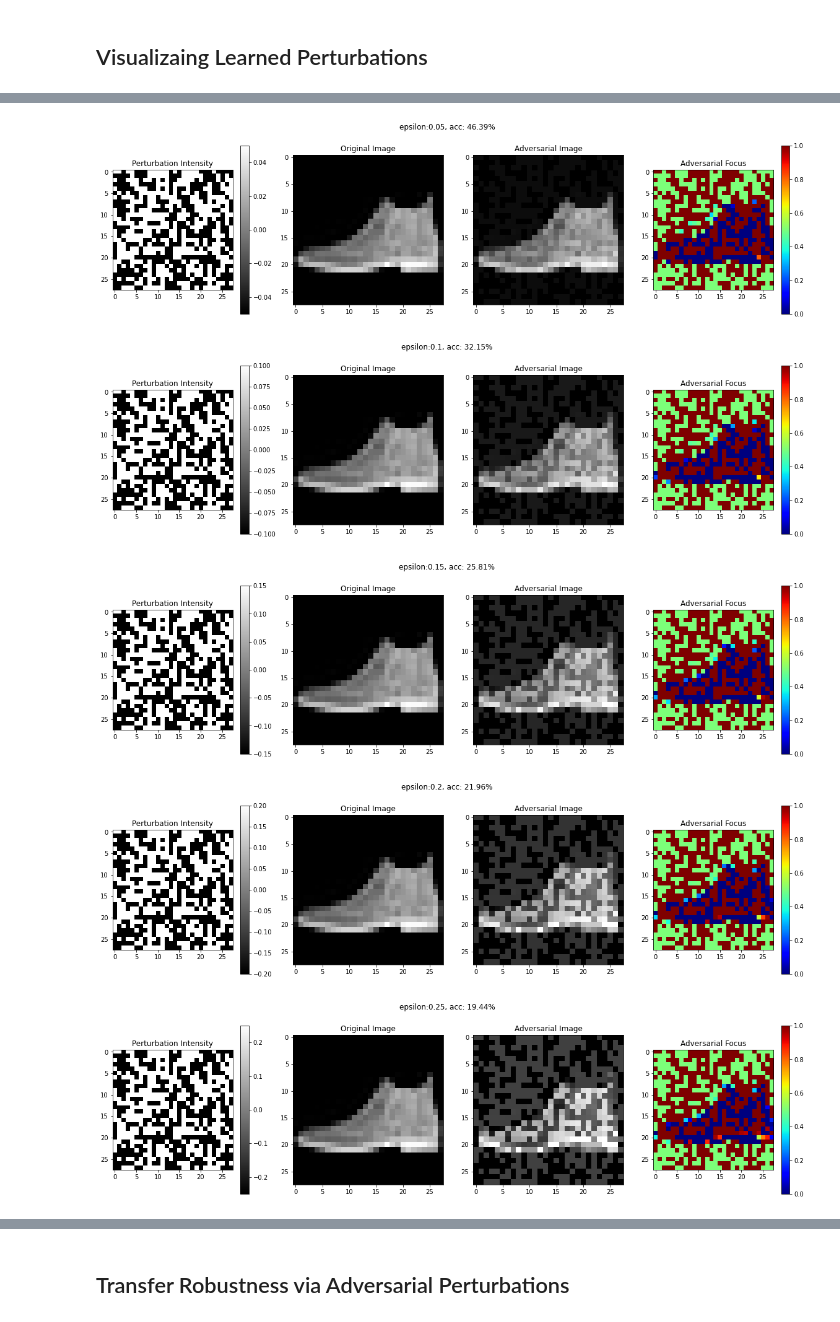
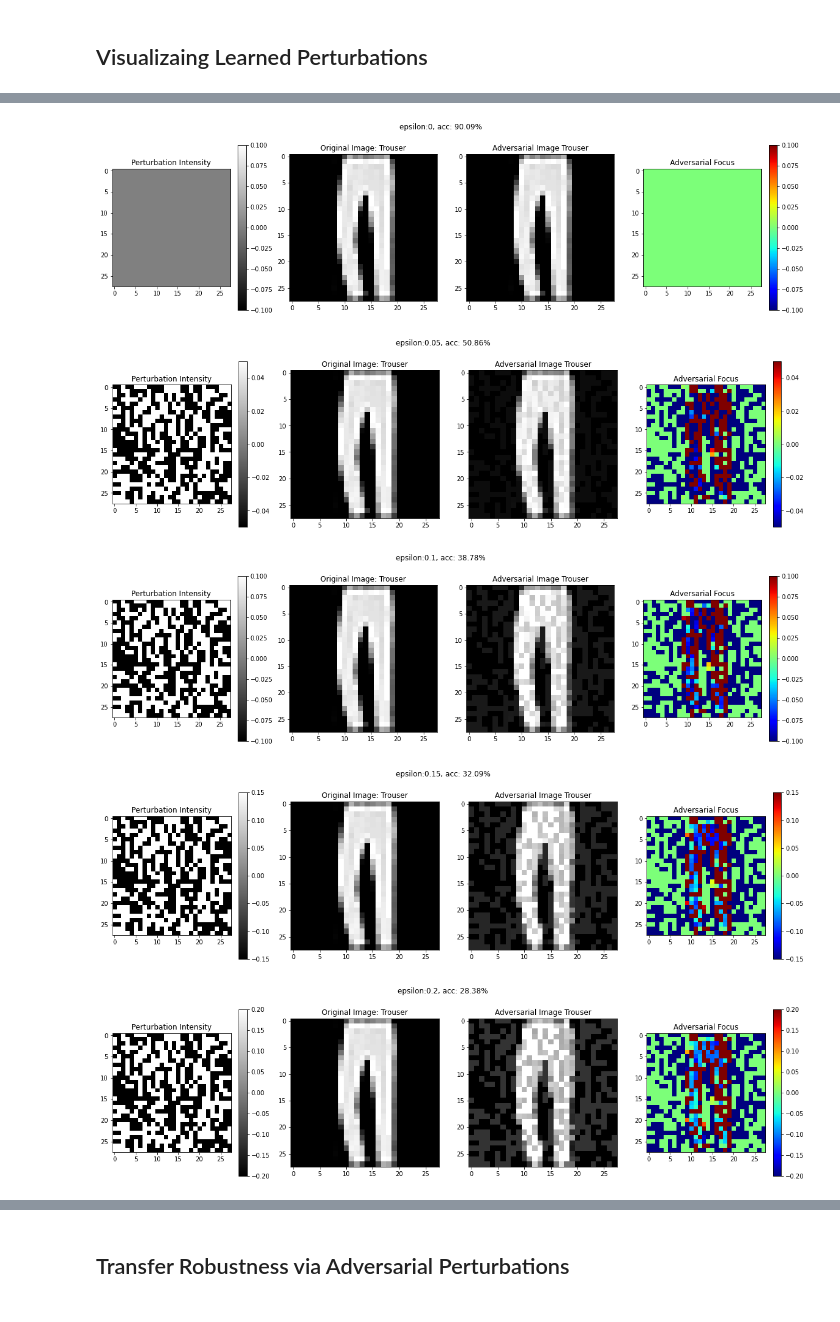
Before and after one commit to Ivanrs297/machine-learning-projects, a Jupyter notebook: deep-learning/robust-transfer/main.ipynb, the cells around one changed output, grey strips where cells are left out. Cells and saved outputs as stored; diff of their text form; code cells hidden in the pictures.

```diff
--- a/deep-learning/robust-transfer/main.ipynb
+++ b/deep-learning/robust-transfer/main.ipynb
@@ -87,0 +97,5 @@ torch.save(model.state_dict(), 'models/FashionMNIST_ResNet18.pth')
+# %%
+from models import Net, get_resnet18_MNIST
+
+model = get_resnet18_MNIST().cuda()
+model.load_state_dict(torch.load('models/FashionMNIST_ResNet18.pth'))
@@ -138,13 +159,24 @@ Epsilon: 0.3    Test Accuracy = 1782 / 10000 = 0.1782
 # %% [markdown]
 ## Visualizaing Learned Perturbations
 # %%
-original_img = examples[1][1][3][0][0].squeeze().detach().cpu().numpy()
-adv_img = examples[1][1][2][0]
+e = 1
+i = 10
+# original_img = examples[e][i][3][0][0].squeeze().detach().cpu().numpy()
+original_img = examples[e][i][3][0]
+adv_img = examples[e][i][2][0]
 
 diff = original_img - adv_img
-diff = (diff - diff.min()) / (diff.max() - diff.min())
-plt.figure(figsize=(6,6))
+# diff = torch.cdist(original_img, adv_img, p = 2)
+# diff = (diff - diff.min()) / (diff.max() - diff.min())
+diff = diff.squeeze().detach().cpu().numpy()
+plt.figure(figsize=(10,5))
+plt.subplot(1, 2, 1)
+plt.imshow(original_img.squeeze().detach().cpu().numpy(), cmap='gray')
+plt.title(f"Class: {fashion_train.classes[examples[0][i][0]]}")
+
+plt.subplot(1, 2, 2)
 plt.imshow(diff, cmap='jet')
+plt.title(f"Pred: {fashion_train.classes[examples[e][i][1]]}")
 plt.colorbar()
 plt.show()
 # %% [output]
@@ -152,38 +190,38 @@ plt.show()
 # %%
 for e, e_value in enumerate(epsilons):
-    if e == 0: continue
+    # if e == 0: continue
 
     plt.figure(figsize = (20, 5))
     plt.suptitle(f"epsilon:{e_value}, acc: {np.round(accuracies[e] * 100, 4)}%")
-    i = 1
+    i = 2
     plt.subplot(1,4,1)
-    p = perturbations[e][i][0][0].squeeze().detach().cpu().numpy()
+    p = perturbations[e][i][0].squeeze().detach().cpu().numpy()
     plt.imshow(p, cmap="gray")
     plt.title(f"Perturbation Intensity")
     plt.colorbar()
 
     plt.subplot(1,4,2)
-    original_img = examples[e][i][3][0][0].squeeze().detach().cpu().numpy()
+    original_img = examples[e][i][3].squeeze().detach().cpu().numpy()
     plt.imshow(original_img, cmap="gray")
-    plt.title("Original Image")
+    plt.title(f"Original Image: {fashion_train.classes[examples[e][i][0]]}")
 
 
     plt.subplot(1,4,3)
-    adv_img = examples[e][i][2][0]
+    adv_img = examples[e][i][2].squeeze().detach().cpu().numpy()
     plt.imshow(adv_img, cmap="gray")
-    plt.title("Adversarial Image")
+    plt.title(f"Adversarial Image {fashion_train.classes[examples[e][i][1]]}")
 
     plt.subplot(1,4, 4)
-    diff = adv_img - original_img
+    diff = original_img - adv_img
     # MinMax Scaling [0,1]
-    diff = (diff - diff.min()) / (diff.max() - diff.min())
+    # diff = (diff - diff.min()) / (diff.max() - diff.min())
     plt.imshow(diff, cmap='jet')
     plt.colorbar()
     plt.title("Adversarial Focus")
     plt.show();
 # %% [output]
-[figure, old version]
+[figure, new version]
-[figure, old version]
+[figure, new version]
-[figure, old version]
+[figure, new version]
-[figure, old version]
+[figure, new version]
-[figure, old version]
+[figure, new version]
```
Also changed, not shown: parts of 25 cells of this notebook, 13 other files.
